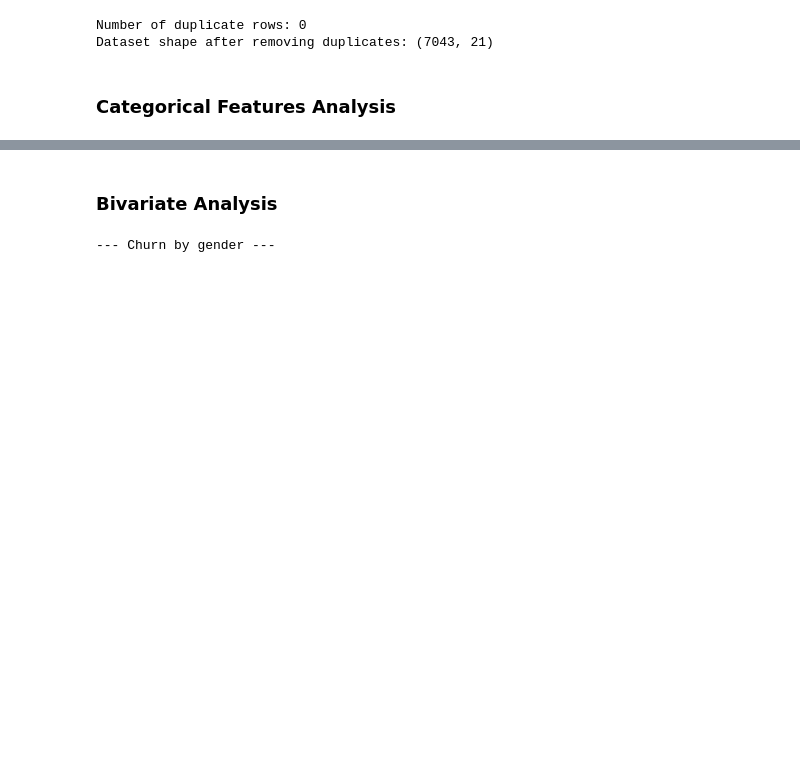
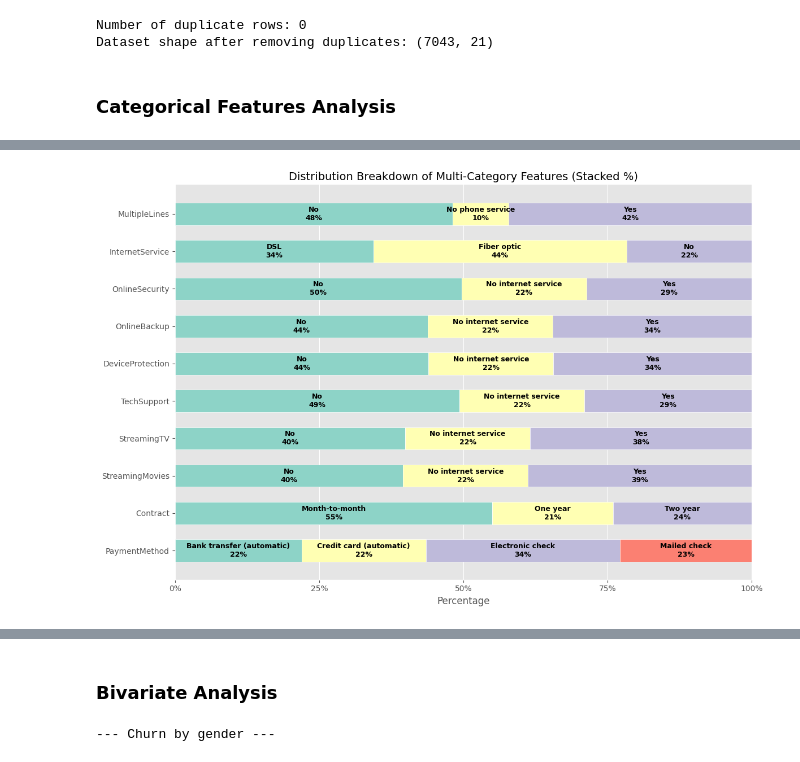
Before and after one commit to 2BerbyMarty2/Machine_Learning_CW, a Jupyter notebook: EDA_TelcoCustomerChurn.ipynb, the cells around one changed output, grey strips where cells are left out. Cells and saved outputs as stored; diff of their text form; code cells hidden in the pictures; blank space fills up the shorter version.

```diff
--- a/EDA_TelcoCustomerChurn.ipynb
+++ b/EDA_TelcoCustomerChurn.ipynb
@@ -200,3 +227,74 @@ Summary Statistics
+# %%
+import matplotlib.pyplot as plt
+import seaborn as sns
+import pandas as pd
+
+# Define the features to plot
+categorical_features_multi = [
+    'MultipleLines', 'InternetService', 'OnlineSecurity', 'OnlineBackup',
+    'DeviceProtection', 'TechSupport', 'StreamingTV', 'StreamingMovies',
+    'Contract', 'PaymentMethod'
+]
+
+# Create the figure
+plt.figure(figsize=(12, 8))
+
+# We will build the plot bar by bar (feature by feature)
+# Iterate through the features in reverse so the top item in the list appears at the top of the chart
+for i, col in enumerate(reversed(categorical_features_multi)):
+
+    # 1. Calculate the percentage of each category
+    counts = df[col].value_counts(normalize=True).sort_index()
+
+    # 2. Track the "left" position to stack bars horizontally
+    left_pos = 0
+
+    # 3. Create a horizontal bar for each category within the feature
+    for idx, (category, percentage) in enumerate(counts.items()):
+        # Use a distinct palette color for each segment
+        color = sns.color_palette("Set3", n_colors=len(counts))[idx]
+
+        # Plot the segment
+        plt.barh(
+            y=col,
+            width=percentage,
+            left=left_pos,
+            color=color,
+            edgecolor='white',
+            height=0.6
+        )
+
+        # 4. Add text annotations (Category Name + %) inside the bar
+        # Only add text if the segment is wide enough to be readable (> 5%)
+        if percentage > 0.05:
+            plt.text(
+                x=left_pos + (percentage / 2),
+                y=i,
+                s=f"{category}\n{percentage:.0%}",
+                ha='center',
+                va='center',
+                fontsize=9,
+                color='black',
+                weight='bold'
+            )
+
+        # Update the left position for the next segment
+        left_pos += percentage
+
+# Formatting the chart
+plt.title("Distribution Breakdown of Multi-Category Features (Stacked %)", fontsize=14)
+plt.xlabel("Percentage")
+plt.xlim(0, 1) # Ensure x-axis is 0 to 100%
+plt.xticks([0, 0.25, 0.5, 0.75, 1.0], ['0%', '25%', '50%', '75%', '100%'])
+
+
+# Remove the top and right spines for a cleaner look
+sns.despine(left=True, bottom=False)
+
+plt.tight_layout()
+plt.show()
+# %% [output]
+[figure, added]
 # %%
 numerical_features = ['tenure', 'MonthlyCharges', 'TotalCharges']
 
```
Also changed, not shown: parts of 17 cells of this notebook.
